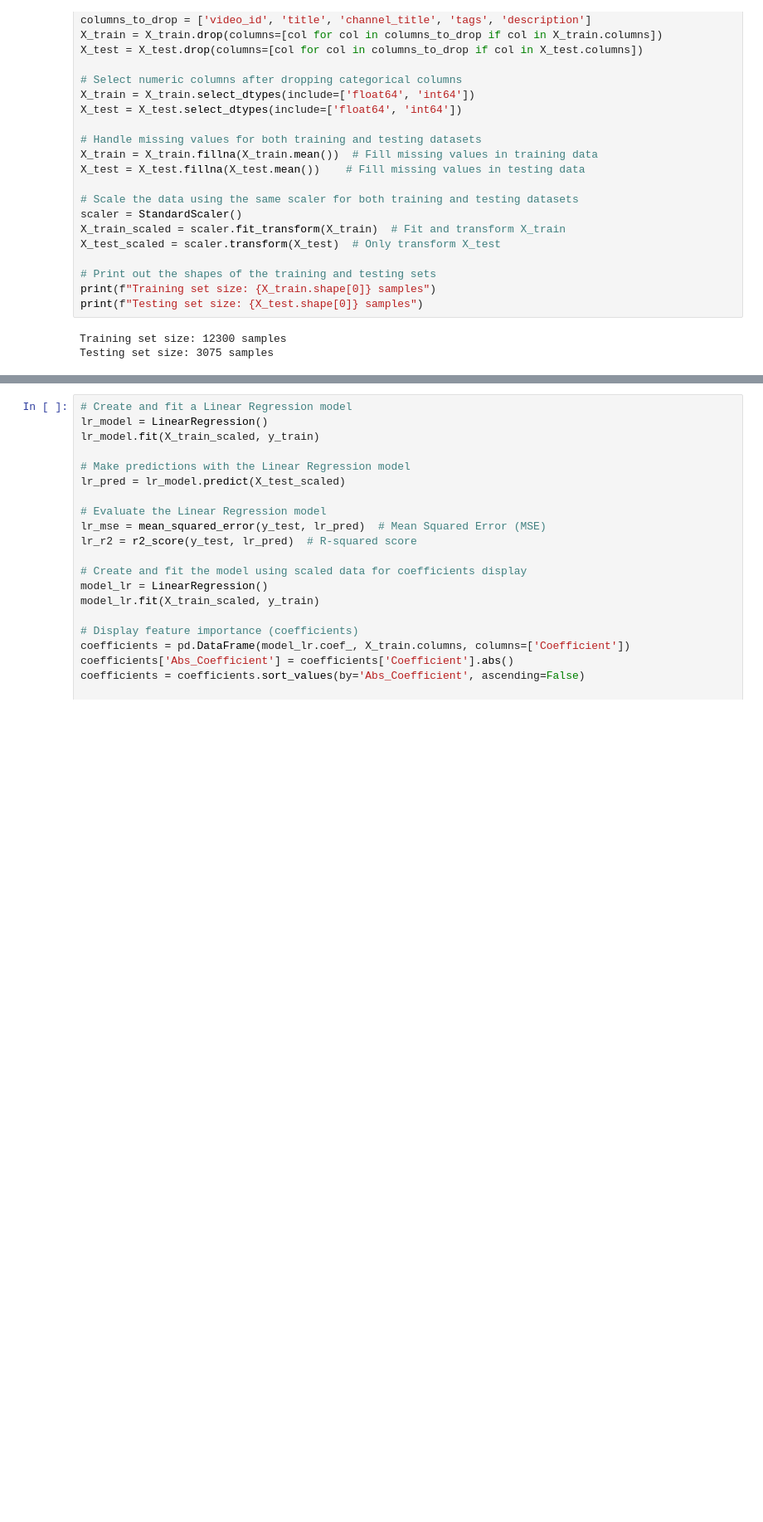
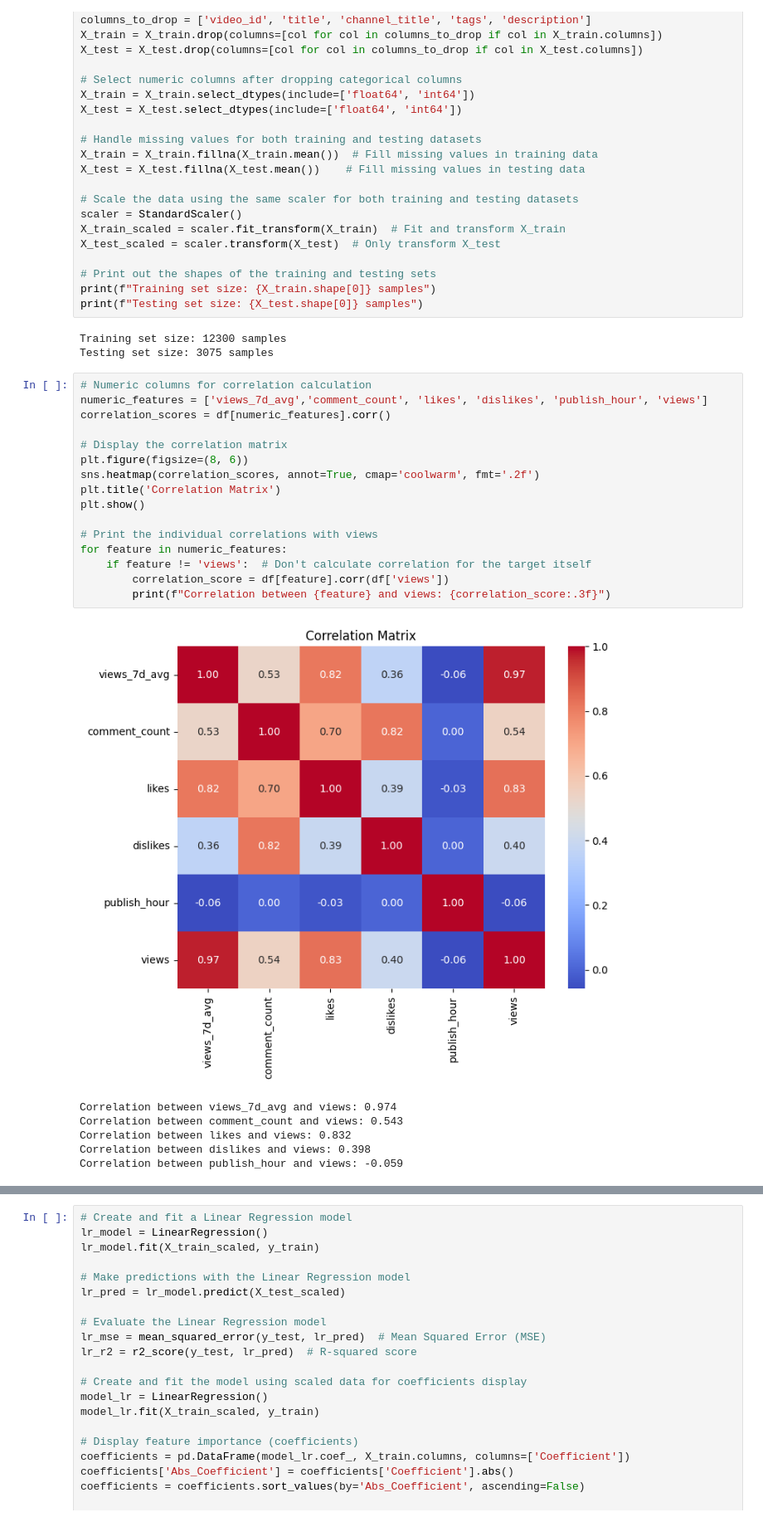
Before and after one commit to kristenauriemma/595Project, a Jupyter notebook: main.ipynb, the cells around one changed output, grey strips where cells are left out. Shown at 83% size. Cells and saved outputs as stored; diff of their text form; blank space fills up the shorter version.

```diff
--- a/main.ipynb
+++ b/main.ipynb
@@ -81,3 +81,26 @@ print(f"Testing set size: {X_test.shape[0]} samples")
 # %% [output]
 Training set size: 12300 samples
 Testing set size: 3075 samples
+# %%
+# Numeric columns for correlation calculation
+numeric_features = ['views_7d_avg','comment_count', 'likes', 'dislikes', 'publish_hour', 'views']
+correlation_scores = df[numeric_features].corr()
+
+# Display the correlation matrix
+plt.figure(figsize=(8, 6))
+sns.heatmap(correlation_scores, annot=True, cmap='coolwarm', fmt='.2f')
+plt.title('Correlation Matrix')
+plt.show()
+
+# Print the individual correlations with views
+for feature in numeric_features:
+    if feature != 'views':  # Don't calculate correlation for the target itself
+        correlation_score = df[feature].corr(df['views'])
+        print(f"Correlation between {feature} and views: {correlation_score:.3f}")
+# %% [output]
+[figure, new version]
+Correlation between views_7d_avg and views: 0.974
+Correlation between comment_count and views: 0.543
+Correlation between likes and views: 0.832
+Correlation between dislikes and views: 0.398
+Correlation between publish_hour and views: -0.059
```
Also changed, not shown: parts of 4 cells of this notebook.
